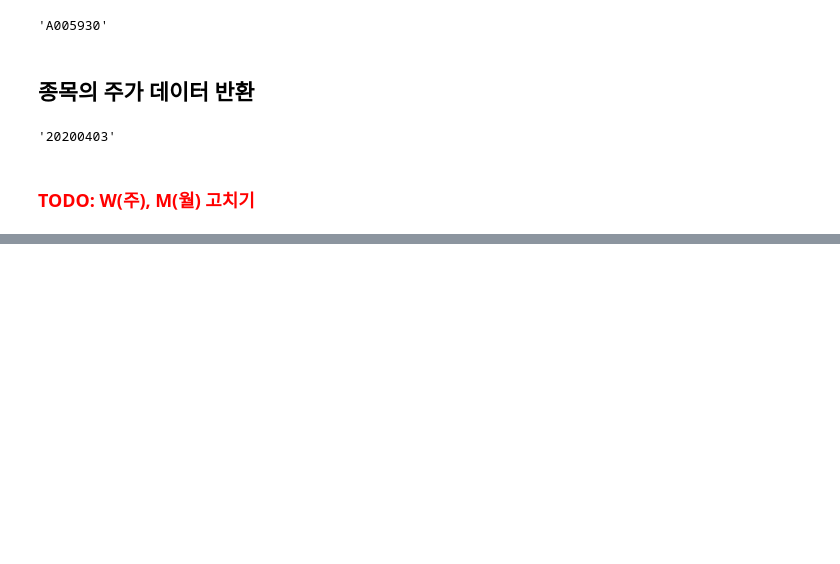
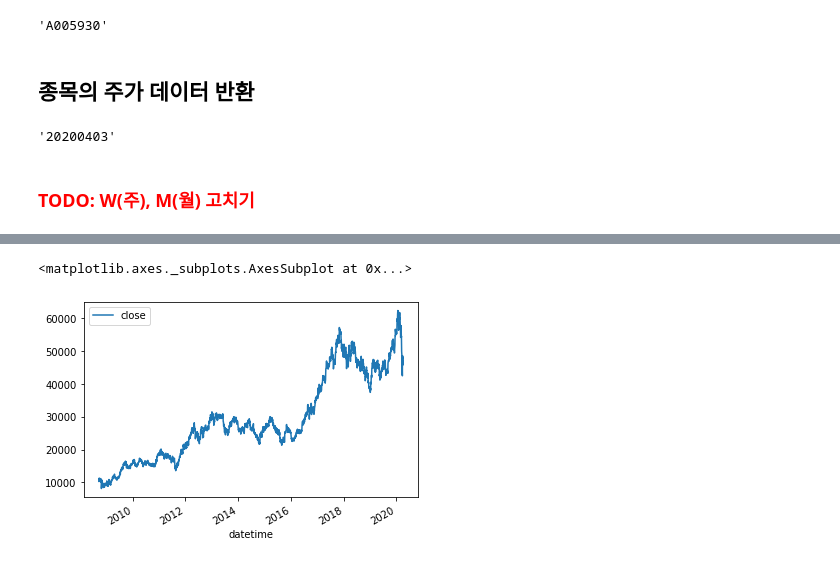
Before and after one commit to jaepil-choi/investment_strategy, a Jupyter notebook: investment_strategy/python37_32/cybos_data_importer.ipynb, the cells around one changed output, grey strips where cells are left out. Saved outputs shown, nothing was run; the diff lists cells and outputs as text; code cells hidden in the pictures; blank space fills up the shorter version.

Commit message:
Add a close price plot

```diff
--- a/investment_strategy/python37_32/cybos_data_importer.ipynb
+++ b/investment_strategy/python37_32/cybos_data_importer.ipynb
@@ -281,0 +283,5 @@ get_ohlcv('삼성전자', verbose=True, time_interval='m')
+# %%
+samsung.plot(y='close')
+# %% [output]
+<matplotlib.axes._subplots.AxesSubplot at 0x...>
+[figure, added]
```
Also changed, not shown: parts of 1 cell of this notebook.
